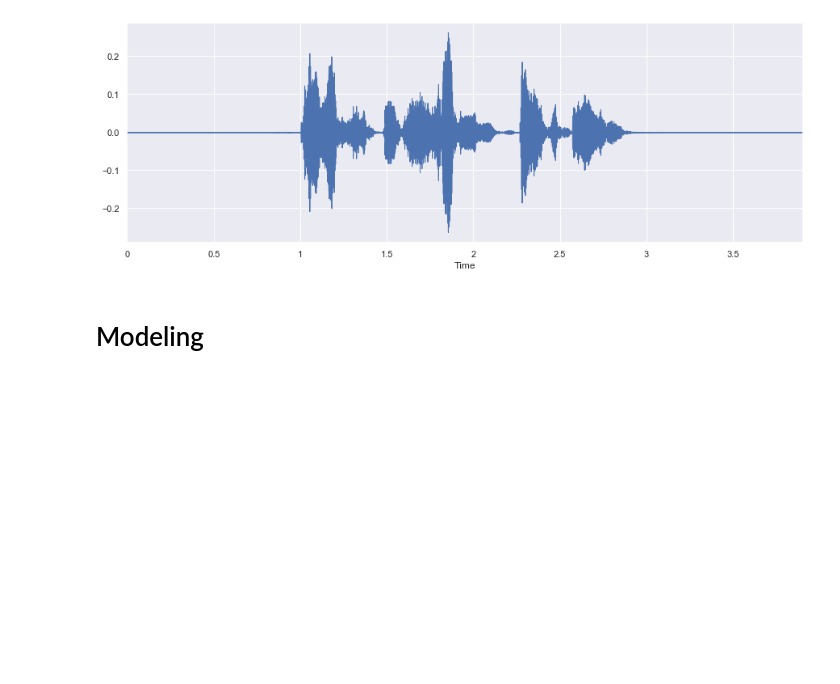
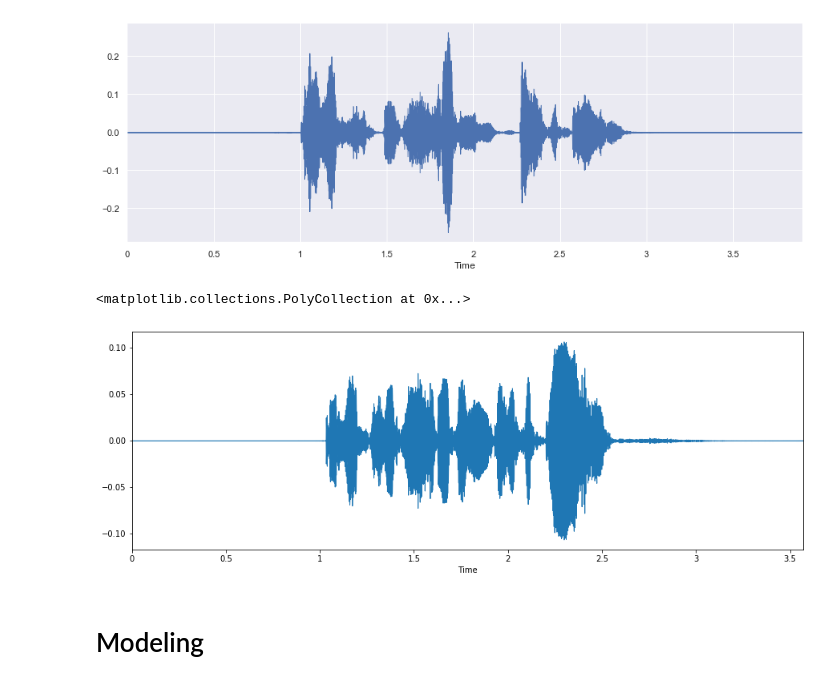
Before and after one commit to silvernine209/voice_emotion_classifier, a Jupyter notebook: emotion_sound_analyzer.ipynb, the cells around one changed output. Drawn from its saved outputs; the diff is of its cells as text; code cells hidden in the pictures; blank space fills up the shorter version.

```diff
--- a/emotion_sound_analyzer.ipynb
+++ b/emotion_sound_analyzer.ipynb
@@ -129,6 +143,13 @@ librosa.display.waveplot(sound_wave,sr=sampling_rate)
 # %% [output]
 <matplotlib.collections.PolyCollection at 0x...>
 [figure]
+# %%
+plt.figure(figsize=(15, 5))
+sound_wave,sampling_rate = librosa.load(df['filename'][1],sr=None)
+librosa.display.waveplot(sound_wave,sr=sampling_rate)
+# %% [output]
+<matplotlib.collections.PolyCollection at 0x...>
+[figure, added]
 # %% [markdown]
 # Modeling
 # %% [markdown]
```
Also changed, not shown: parts of 19 cells of this notebook.
